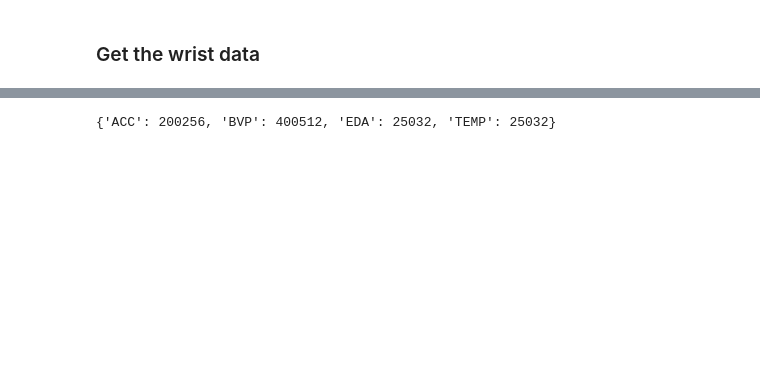
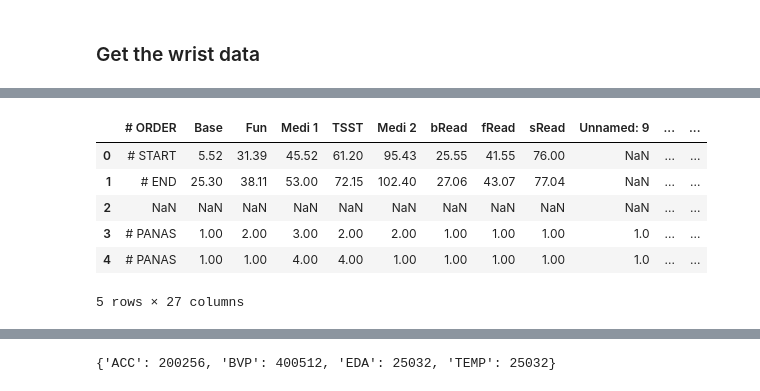
Before and after one commit to guillaume-azarias/Digital-Biomarker-Study, a Jupyter notebook: Prophet_WESAD_GridSearch.ipynb, the cells around one changed output, grey strips where cells are left out. Cells and saved outputs as stored; diff of their text form; code cells hidden in the pictures; blank space fills up the shorter version.

```diff
--- a/Prophet_WESAD_GridSearch.ipynb
+++ b/Prophet_WESAD_GridSearch.ipynb
@@ -125,0 +299,11 @@ obj_data[subject] = read_data_of_one_subject(data_set_path, subject)
+# %%
+bp_data = pd.read_csv("/Users/guillaume/Documents/Projects/Data/WESAD/S4/S4_quest.csv", header=1, delimiter=';')
+bp_data.head()
+# %% [output]
+|  | # ORDER | Base | Fun | Medi 1 | TSST | Medi 2 | bRead | fRead | sRead | Unnamed: 9 | ... | ... |
+| 0 | # START | 5.52 | 31.39 | 45.52 | 61.20 | 95.43 | 25.55 | 41.55 | 76.00 | NaN | ... | ... |
+| 1 | # END | 25.30 | 38.11 | 53.00 | 72.15 | 102.40 | 27.06 | 43.07 | 77.04 | NaN | ... | ... |
+| 2 | NaN | NaN | NaN | NaN | NaN | NaN | NaN | NaN | NaN | NaN | ... | ... |
+| 3 | # PANAS | 1.00 | 2.00 | 3.00 | 2.00 | 2.00 | 1.00 | 1.00 | 1.00 | 1.0 | ... | ... |
+| 4 | # PANAS | 1.00 | 1.00 | 4.00 | 4.00 | 1.00 | 1.00 | 1.00 | 1.00 | 1.0 | ... | ... |
+5 rows × 27 columns
```
Also changed, not shown: parts of 26 cells of this notebook, 1 other file.
